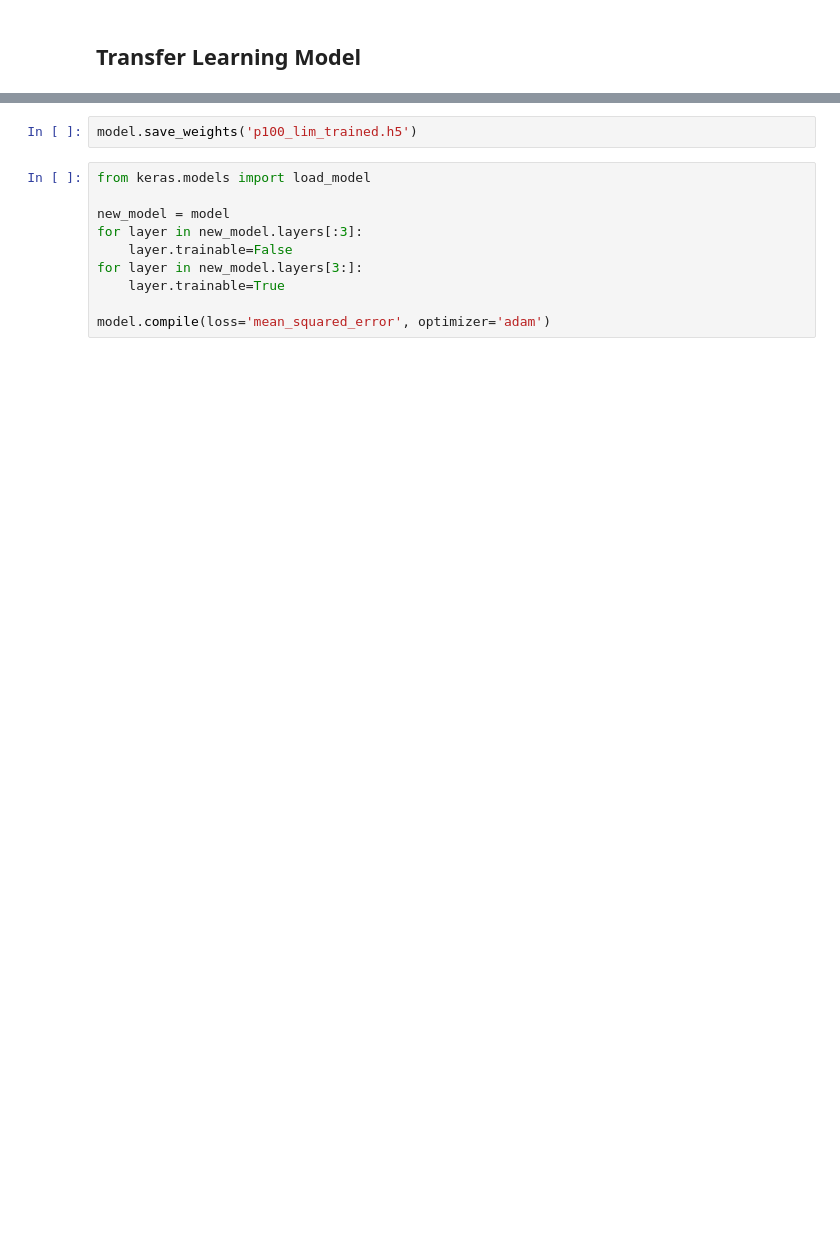
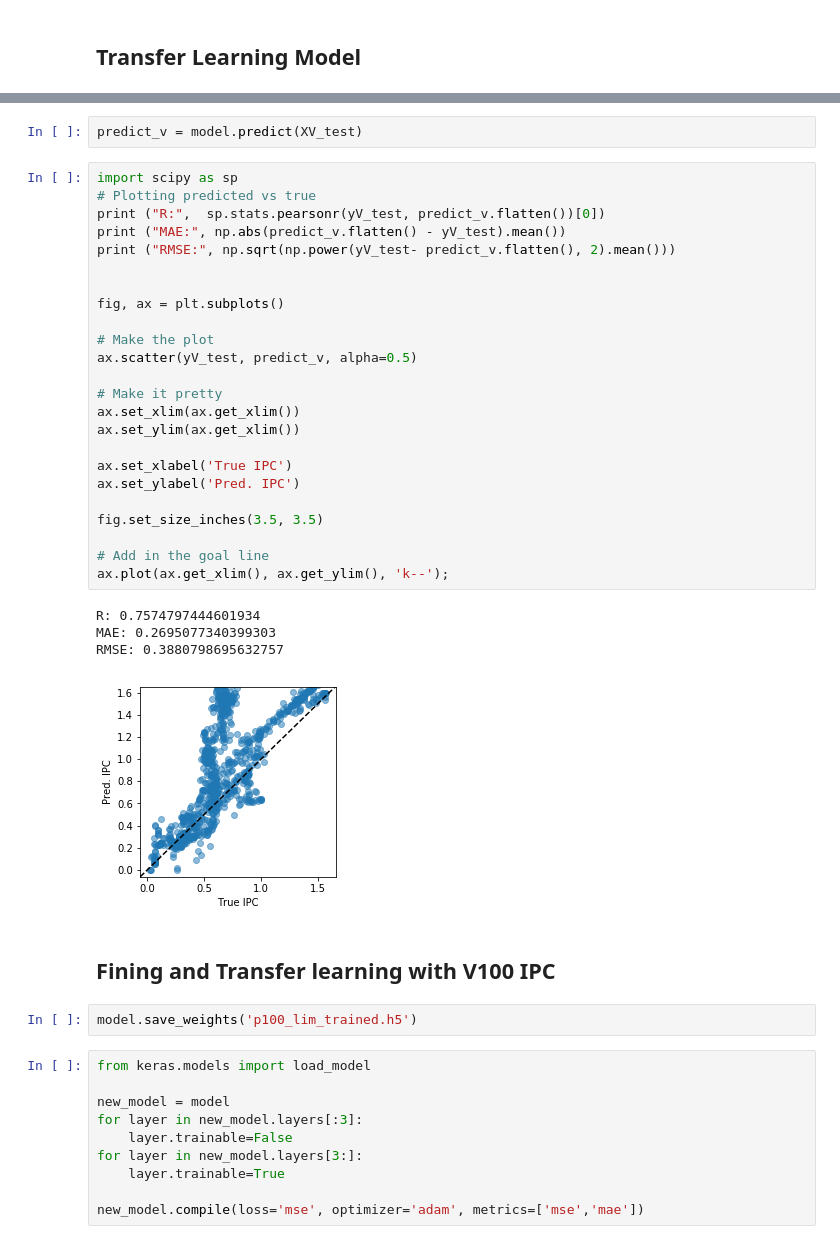
Before and after one commit to YulianaGomez/power, a Jupyter notebook: nvidia_gpus/all_apps/Transfer_Learning.ipynb, the cells around one changed output, grey strips where cells are left out. Saved outputs shown, nothing was run; the diff lists cells and outputs as text; blank space fills up the shorter version.

```diff
--- a/nvidia_gpus/all_apps/Transfer_Learning.ipynb
+++ b/nvidia_gpus/all_apps/Transfer_Learning.ipynb
@@ -164,3 +396,36 @@ Epoch 10/10
+# %%
+predict_v = model.predict(XV_test)
+# %%
+import scipy as sp
+# Plotting predicted vs true
+print ("R:",  sp.stats.pearsonr(yV_test, predict_v.flatten())[0])
+print ("MAE:", np.abs(predict_v.flatten() - yV_test).mean())
+print ("RMSE:", np.sqrt(np.power(yV_test- predict_v.flatten(), 2).mean()))
+
+
+fig, ax = plt.subplots()
+
+# Make the plot
+ax.scatter(yV_test, predict_v, alpha=0.5)
+
+# Make it pretty
+ax.set_xlim(ax.get_xlim())
+ax.set_ylim(ax.get_xlim())
+
+ax.set_xlabel('True IPC')
+ax.set_ylabel('Pred. IPC')
+
+fig.set_size_inches(3.5, 3.5)
+
+# Add in the goal line
+ax.plot(ax.get_xlim(), ax.get_ylim(), 'k--');
+# %% [output]
+R: 0.7574797444601934
+MAE: 0.2695077340399303
+RMSE: 0.3880798695632757
+[figure, added]
+# %% [markdown]
+## Fining and Transfer learning with V100 IPC
 # %%
 model.save_weights('p100_lim_trained.h5')
 # %%
@@ -172,4 +437,4 @@ for layer in new_model.layers[:3]:
 for layer in new_model.layers[3:]:
     layer.trainable=True
 
-model.compile(loss='mean_squared_error', optimizer='adam')
+new_model.compile(loss='mse', optimizer='adam', metrics=['mse','mae'])
```
Also changed, not shown: parts of 40 cells of this notebook.
